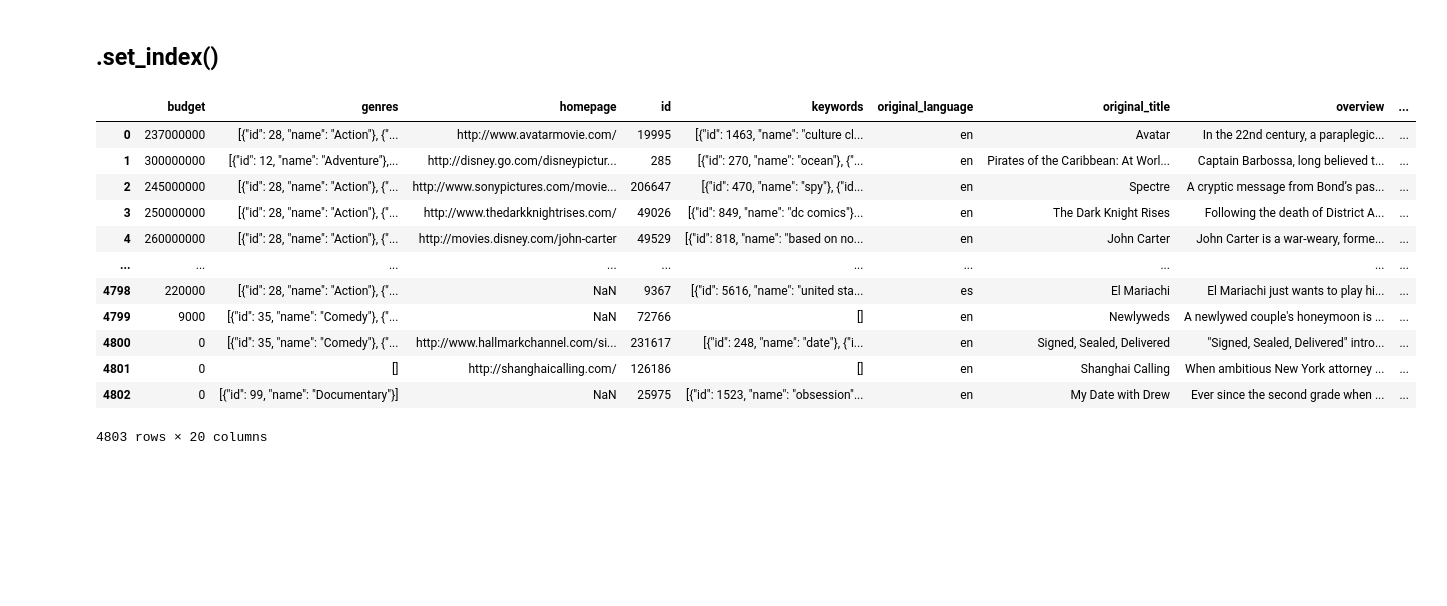
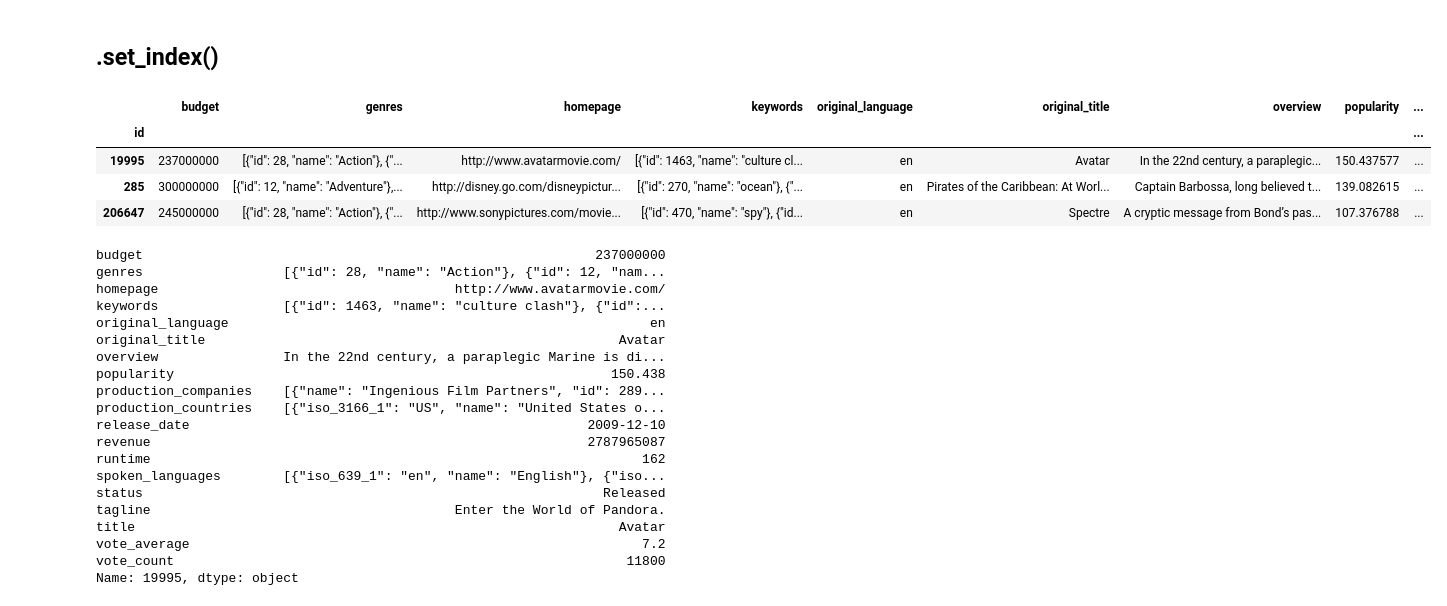
Before and after one commit to sisomakiko/datapy_tutorial, a Jupyter notebook: 38_dataframe_index.ipynb, the cells around one changed output. Drawn from its saved outputs; the diff is of its cells as text; code cells hidden in the pictures; blank space fills up the shorter version.

```diff
--- a/38_dataframe_index.ipynb
+++ b/38_dataframe_index.ipynb
@@ -53,18 +53,34 @@ df
 ## .set_index()
 # %%
 df = pd.read_csv('archive/tmdb_5000_movies.csv')
-df.set_index('')
+df = df.set_index('id')
+df.head(3)
 # %% [output]
-|  | budget | genres | homepage | id | keywords | original_language | original_title | overview | ... |
-| 0 | 237000000 | [{"id": 28, "name": "Action"}, {"... | http://www.avatarmovie.com/ | 19995 | [{"id": 1463, "name": "culture cl... | en | Avatar | In the 22nd century, a paraplegic... | ... |
-| 1 | 300000000 | [{"id": 12, "name": "Adventure"},... | http://disney.go.com/disneypictur... | 285 | [{"id": 270, "name": "ocean"}, {"... | en | Pirates of the Caribbean: At Worl... | Captain Barbossa, long believed t... | ... |
-| 2 | 245000000 | [{"id": 28, "name": "Action"}, {"... | http://www.sonypictures.com/movie... | 206647 | [{"id": 470, "name": "spy"}, {"id... | en | Spectre | A cryptic message from Bond’s pas... | ... |
-| 3 | 250000000 | [{"id": 28, "name": "Action"}, {"... | http://www.thedarkknightrises.com/ | 49026 | [{"id": 849, "name": "dc comics"}... | en | The Dark Knight Rises | Following the death of District A... | ... |
-| 4 | 260000000 | [{"id": 28, "name": "Action"}, {"... | http://movies.disney.com/john-carter | 49529 | [{"id": 818, "name": "based on no... | en | John Carter | John Carter is a war-weary, forme... | ... |
-| ... | ... | ... | ... | ... | ... | ... | ... | ... | ... |
-| 4798 | 220000 | [{"id": 28, "name": "Action"}, {"... | NaN | 9367 | [{"id": 5616, "name": "united sta... | es | El Mariachi | El Mariachi just wants to play hi... | ... |
-| 4799 | 9000 | [{"id": 35, "name": "Comedy"}, {"... | NaN | 72766 | [] | en | Newlyweds | A newlywed couple's honeymoon is ... | ... |
-| 4800 | 0 | [{"id": 35, "name": "Comedy"}, {"... | http://www.hallmarkchannel.com/si... | 231617 | [{"id": 248, "name": "date"}, {"i... | en | Signed, Sealed, Delivered | "Signed, Sealed, Delivered" intro... | ... |
-| 4801 | 0 | [] | http://shanghaicalling.com/ | 126186 | [] | en | Shanghai Calling | When ambitious New York attorney ... | ... |
-| 4802 | 0 | [{"id": 99, "name": "Documentary"}] | NaN | 25975 | [{"id": 1523, "name": "obsession"... | en | My Date with Drew | Ever since the second grade when ... | ... |
+|  | budget | genres | homepage | keywords | original_language | original_title | overview | popularity | ... |
+| id |  |  |  |  |  |  |  |  | ... |
+| 19995 | 237000000 | [{"id": 28, "name": "Action"}, {"... | http://www.avatarmovie.com/ | [{"id": 1463, "name": "culture cl... | en | Avatar | In the 22nd century, a paraplegic... | 150.437577 | ... |
+| 285 | 300000000 | [{"id": 12, "name": "Adventure"},... | http://disney.go.com/disneypictur... | [{"id": 270, "name": "ocean"}, {"... | en | Pirates of the Caribbean: At Worl... | Captain Barbossa, long believed t... | 139.082615 | ... |
+| 206647 | 245000000 | [{"id": 28, "name": "Action"}, {"... | http://www.sonypictures.com/movie... | [{"id": 470, "name": "spy"}, {"id... | en | Spectre | A cryptic message from Bond’s pas... | 107.376788 | ... |
-4803 rows × 20 columns
+# %%
+df.loc[19995]
+# %% [output]
+budget                                                          237000000
+genres                  [{"id": 28, "name": "Action"}, {"id": 12, "nam...
+homepage                                      http://www.avatarmovie.com/
+keywords                [{"id": 1463, "name": "culture clash"}, {"id":...
+original_language                                                      en
+original_title                                                     Avatar
+overview                In the 22nd century, a paraplegic Marine is di...
+popularity                                                        150.438
+production_companies    [{"name": "Ingenious Film Partners", "id": 289...
+production_countries    [{"iso_3166_1": "US", "name": "United States o...
+release_date                                                   2009-12-10
+revenue                                                        2787965087
+runtime                                                               162
+spoken_languages        [{"iso_639_1": "en", "name": "English"}, {"iso...
+status                                                           Released
+tagline                                       Enter the World of Pandora.
+title                                                              Avatar
+vote_average                                                          7.2
+vote_count                                                          11800
+Name: 19995, dtype: object
```
Also changed, not shown: 1 other file.
